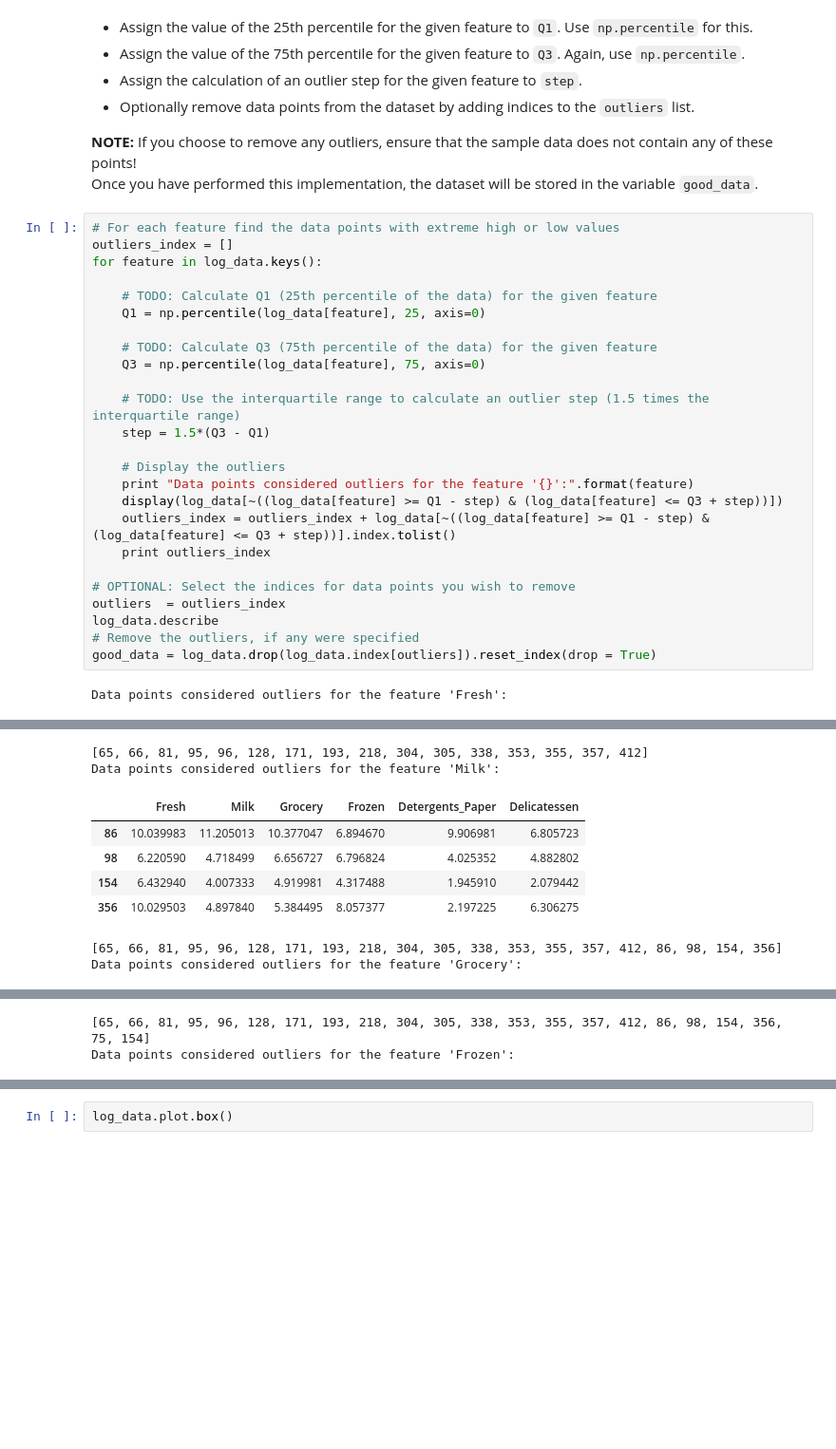
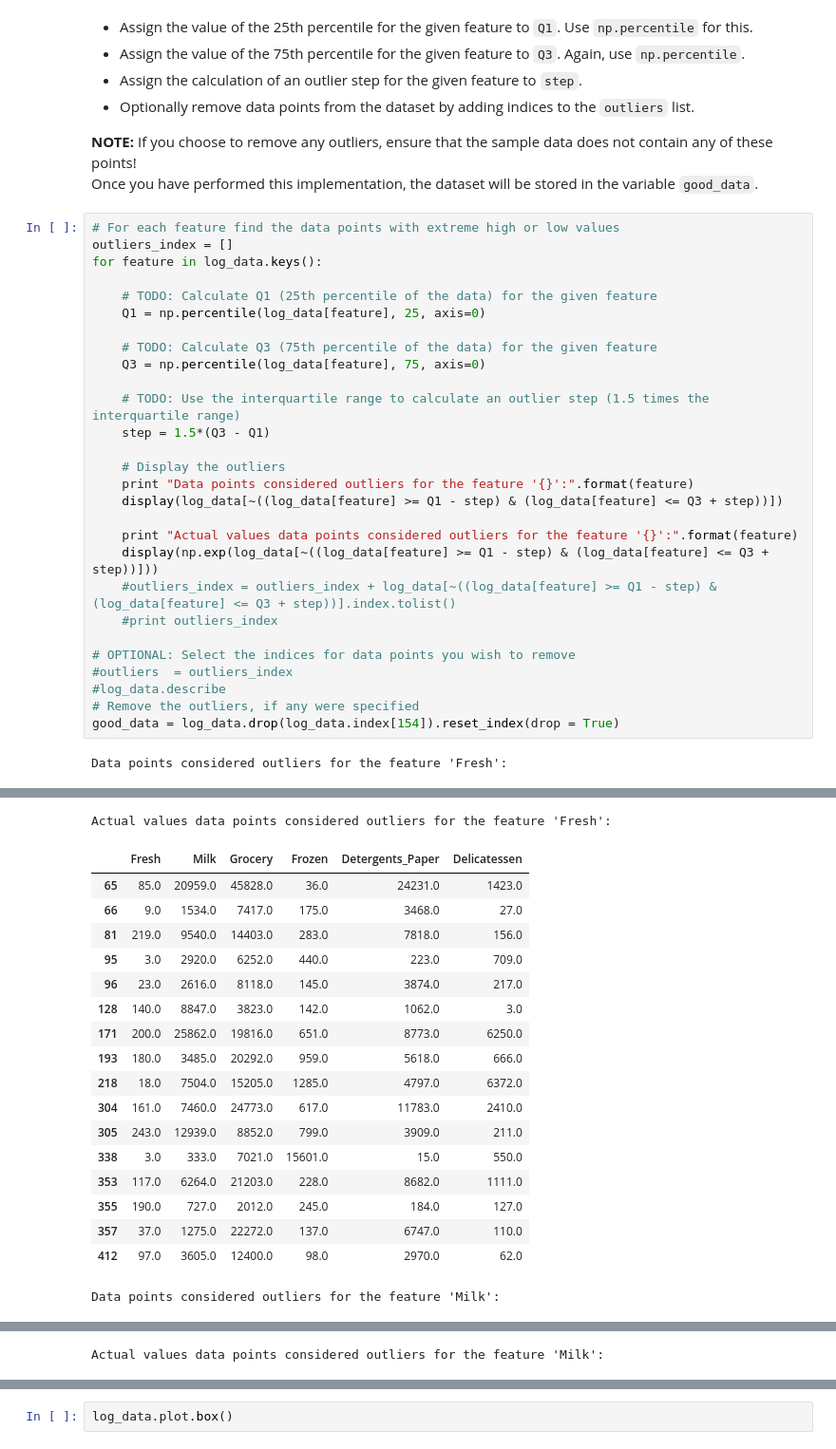
Before and after one commit to alpha-ibrahim/Udacity-machine-learning-engineer, a Jupyter notebook: customer_segments/customer_segments.ipynb, the cells around one changed output, grey strips where cells are left out. Shown at 95% size. Saved outputs shown, nothing was run; the diff lists cells and outputs as text; blank space fills up the shorter version.

```diff
--- a/customer_segments/customer_segments.ipynb
+++ b/customer_segments/customer_segments.ipynb
@@ -218,44 +218,57 @@ for feature in log_data.keys():
 
     # TODO: Use the interquartile range to calculate an outlier step (1.5 times the interquartile range)
     step = 1.5*(Q3 - Q1)
 
     # Display the outliers
     print "Data points considered outliers for the feature '{}':".format(feature)
     display(log_data[~((log_data[feature] >= Q1 - step) & (log_data[feature] <= Q3 + step))])
-    outliers_index = outliers_index + log_data[~((log_data[feature] >= Q1 - step) & (log_data[feature] <= Q3 + step))].index.tolist()
-    print outliers_index
+
+    print "Actual values data points considered outliers for the feature '{}':".format(feature)
+    display(np.exp(log_data[~((log_data[feature] >= Q1 - step) & (log_data[feature] <= Q3 + step))]))
+    #outliers_index = outliers_index + log_data[~((log_data[feature] >= Q1 - step) & (log_data[feature] <= Q3 + step))].index.tolist()
+    #print outliers_index
 
 # OPTIONAL: Select the indices for data points you wish to remove
-outliers  = outliers_index
-log_data.describe
+#outliers  = outliers_index
+#log_data.describe
 # Remove the outliers, if any were specified
-good_data = log_data.drop(log_data.index[outliers]).reset_index(drop = True)
+good_data = log_data.drop(log_data.index[154]).reset_index(drop = True)
 # %% [output]
 Data points considered outliers for the feature 'Fresh':
 |  | Fresh | Milk | Grocery | Frozen | Detergents_Paper | Delicatessen |
 | 65 | 4.442651 | 9.950323 | 10.732651 | 3.583519 | 10.095388 | 7.260523 |
 | 66 | 2.197225 | 7.335634 | 8.911530 | 5.164786 | 8.151333 | 3.295837 |
 | 81 | 5.389072 | 9.163249 | 9.575192 | 5.645447 | 8.964184 | 5.049856 |
 | 95 | 1.098612 | 7.979339 | 8.740657 | 6.086775 | 5.407172 | 6.563856 |
 | 96 | 3.135494 | 7.869402 | 9.001839 | 4.976734 | 8.262043 | 5.379897 |
 | 128 | 4.941642 | 9.087834 | 8.248791 | 4.955827 | 6.967909 | 1.098612 |
 | 171 | 5.298317 | 10.160530 | 9.894245 | 6.478510 | 9.079434 | 8.740337 |
 | 193 | 5.192957 | 8.156223 | 9.917982 | 6.865891 | 8.633731 | 6.501290 |
 | 218 | 2.890372 | 8.923191 | 9.629380 | 7.158514 | 8.475746 | 8.759669 |
 | 304 | 5.081404 | 8.917311 | 10.117510 | 6.424869 | 9.374413 | 7.787382 |
 | 305 | 5.493061 | 9.468001 | 9.088399 | 6.683361 | 8.271037 | 5.351858 |
 | 338 | 1.098612 | 5.808142 | 8.856661 | 9.655090 | 2.708050 | 6.309918 |
 | 353 | 4.762174 | 8.742574 | 9.961898 | 5.429346 | 9.069007 | 7.013016 |
 | 355 | 5.247024 | 6.588926 | 7.606885 | 5.501258 | 5.214936 | 4.844187 |
 | 357 | 3.610918 | 7.150701 | 10.011086 | 4.919981 | 8.816853 | 4.700480 |
 | 412 | 4.574711 | 8.190077 | 9.425452 | 4.584967 | 7.996317 | 4.127134 |
-[65, 66, 81, 95, 96, 128, 171, 193, 218, 304, 305, 338, 353, 355, 357, 412]
-Data points considered outliers for the feature 'Milk':
+Actual values data points considered outliers for the feature 'Fresh':
 |  | Fresh | Milk | Grocery | Frozen | Detergents_Paper | Delicatessen |
-| 86 | 10.039983 | 11.205013 | 10.377047 | 6.894670 | 9.906981 | 6.805723 |
-| 98 | 6.220590 | 4.718499 | 6.656727 | 6.796824 | 4.025352 | 4.882802 |
-| 154 | 6.432940 | 4.007333 | 4.919981 | 4.317488 | 1.945910 | 2.079442 |
-| 356 | 10.029503 | 4.897840 | 5.384495 | 8.057377 | 2.197225 | 6.306275 |
+| 65 | 85.0 | 20959.0 | 45828.0 | 36.0 | 24231.0 | 1423.0 |
+| 66 | 9.0 | 1534.0 | 7417.0 | 175.0 | 3468.0 | 27.0 |
+| 81 | 219.0 | 9540.0 | 14403.0 | 283.0 | 7818.0 | 156.0 |
+| 95 | 3.0 | 2920.0 | 6252.0 | 440.0 | 223.0 | 709.0 |
+| 96 | 23.0 | 2616.0 | 8118.0 | 145.0 | 3874.0 | 217.0 |
+| 128 | 140.0 | 8847.0 | 3823.0 | 142.0 | 1062.0 | 3.0 |
+| 171 | 200.0 | 25862.0 | 19816.0 | 651.0 | 8773.0 | 6250.0 |
+| 193 | 180.0 | 3485.0 | 20292.0 | 959.0 | 5618.0 | 666.0 |
+| 218 | 18.0 | 7504.0 | 15205.0 | 1285.0 | 4797.0 | 6372.0 |
+| 304 | 161.0 | 7460.0 | 24773.0 | 617.0 | 11783.0 | 2410.0 |
+| 305 | 243.0 | 12939.0 | 8852.0 | 799.0 | 3909.0 | 211.0 |
+| 338 | 3.0 | 333.0 | 7021.0 | 15601.0 | 15.0 | 550.0 |
+| 353 | 117.0 | 6264.0 | 21203.0 | 228.0 | 8682.0 | 1111.0 |
+| 355 | 190.0 | 727.0 | 2012.0 | 245.0 | 184.0 | 127.0 |
+| 357 | 37.0 | 1275.0 | 22272.0 | 137.0 | 6747.0 | 110.0 |
+| 412 | 97.0 | 3605.0 | 12400.0 | 98.0 | 2970.0 | 62.0 |
-[65, 66, 81, 95, 96, 128, 171, 193, 218, 304, 305, 338, 353, 355, 357, 412, 86, 98, 154, 356]
-Data points considered outliers for the feature 'Grocery':
+Data points considered outliers for the feature 'Milk':
 |  | Fresh | Milk | Grocery | Frozen | Detergents_Paper | Delicatessen |
@@ -264,3 +279,2 @@ Data points considered outliers for the feature 'Grocery':
-[65, 66, 81, 95, 96, 128, 171, 193, 218, 304, 305, 338, 353, 355, 357, 412, 86, 98, 154, 356, 75, 154]
-Data points considered outliers for the feature 'Frozen':
+Actual values data points considered outliers for the feature 'Milk':
 |  | Fresh | Milk | Grocery | Frozen | Detergents_Paper | Delicatessen |
```
Also changed, not shown: parts of 12 cells of this notebook.
